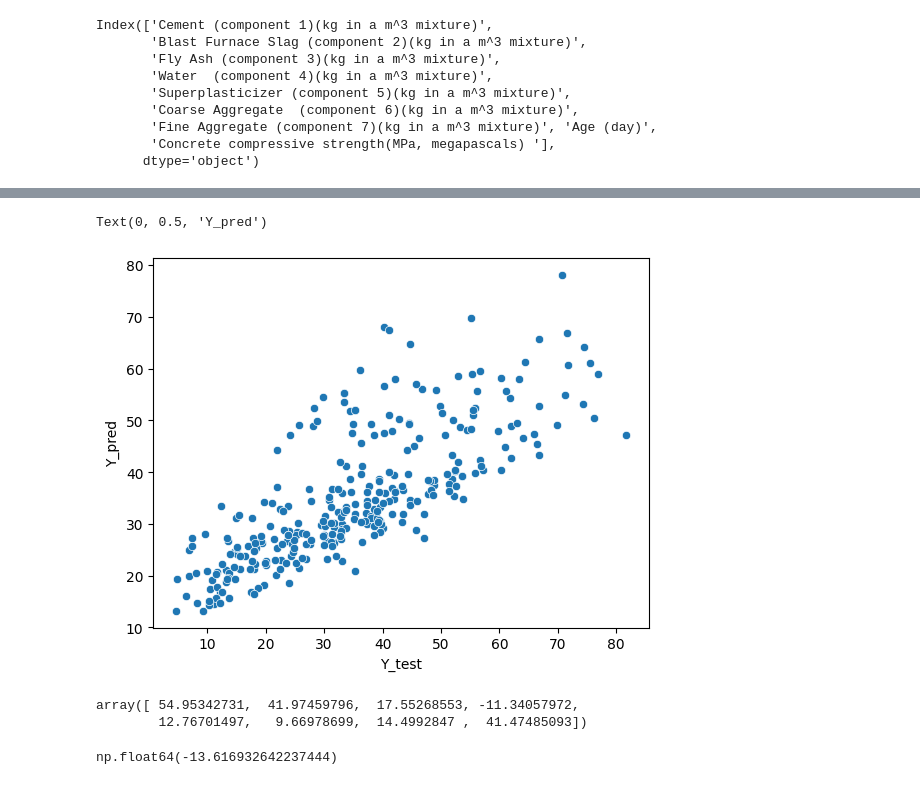
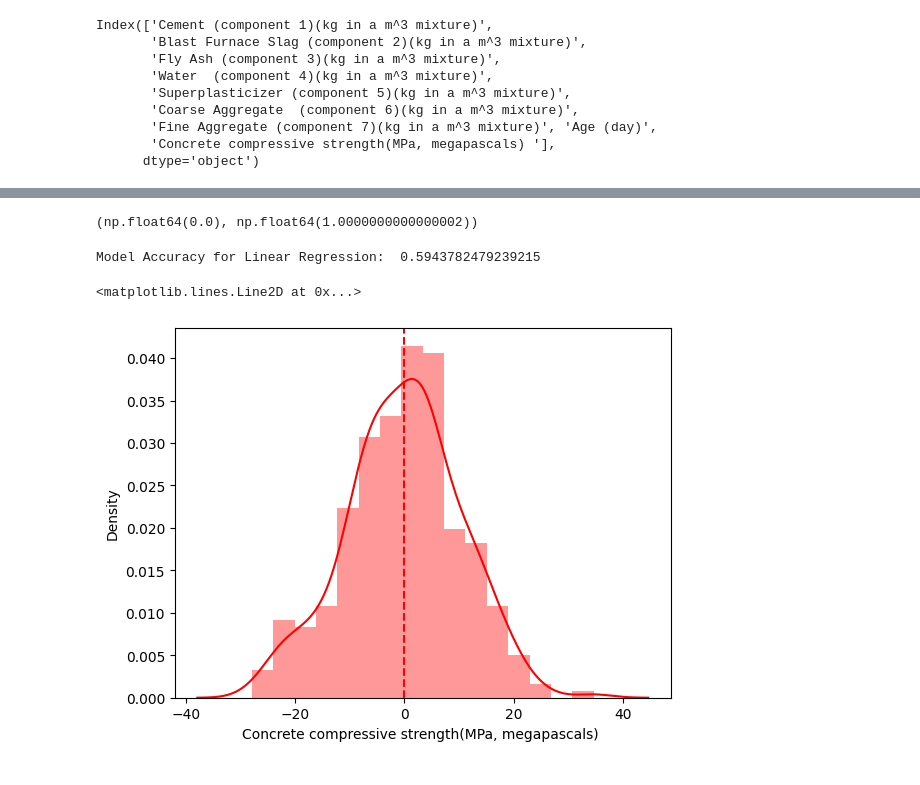
Before and after one commit to singhakhilesh712/CementPrediction_Model, a Jupyter notebook: Model.ipynb, the cells around one changed output, grey strips where cells are left out. Saved outputs shown, nothing was run; the diff lists cells and outputs as text; code cells hidden in the pictures.

```diff
--- a/Model.ipynb
+++ b/Model.ipynb
@@ -282,16 +261,26 @@ plt.axvline(0,linestyle = '--')
-# %%
-sns.scatterplot(x = y_test,y= y_pred_LR)
-plt.xlabel('Y_test')
-plt.ylabel('Y_pred')
-# %% [output]
-Text(0, 0.5, 'Y_pred')
-[figure, removed]
-# %%
-LR.coef_
-# %% [output]
-array([ 54.95342731,  41.97459796,  17.55268553, -11.34057972,
-        12.76701497,   9.66978699,  14.4992847 ,  41.47485093])
-# %%
-LR.intercept_
-# %% [output]
-np.float64(-13.616932642237444)
+# %%
+X_train.min(),X_train.max()
+# %% [output]
+(np.float64(0.0), np.float64(1.0000000000000002))
+# %%
+#Linear Regression
+
+'''
+# sklearn is a library
+'''
+
+from sklearn.linear_model import LinearRegression
+# fit model is always on training or seen data
+LR = LinearRegression().fit(X_train,y_train)
+# Prediction values are based on Unseen Data ie. test data
+y_pred_LR = LR.predict(X_test)
+#y_test: actual value and y_pred_LR: Predicted value
+print('Model Accuracy for Linear Regression: ',r2_score(y_test,y_pred_LR))
+# %% [output]
+Model Accuracy for Linear Regression:  0.5943782479239215
+# %%
+sns.distplot(y_test - y_pred_LR,color='red')
+plt.axvline(0,linestyle='--',color='red')
+# %% [output]
+<matplotlib.lines.Line2D at 0x...>
+[figure, added]
```
Also changed, not shown: parts of 20 cells of this notebook.
